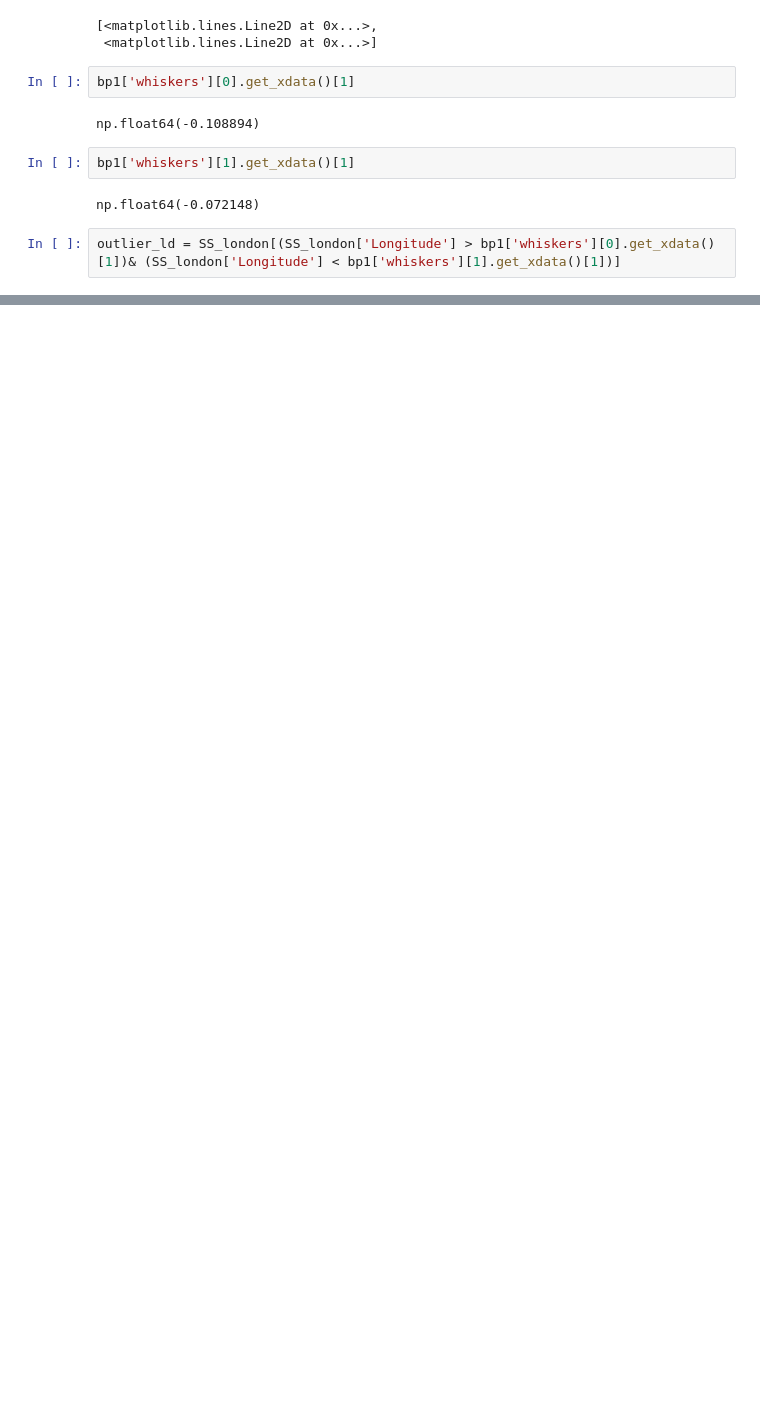
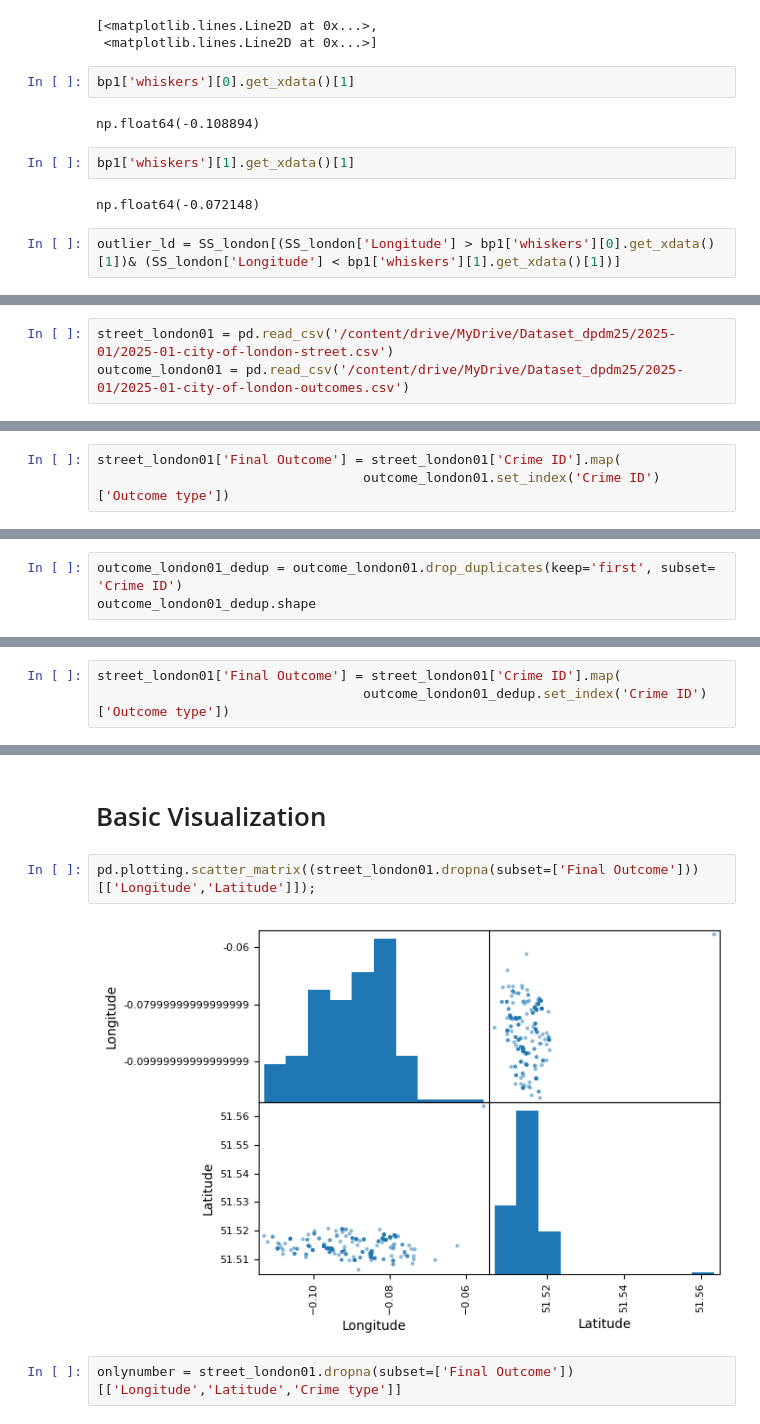
Before and after one commit to 16pynkn/MSC_DPDM_2025, a Jupyter notebook: Data101_(dpdm25).ipynb, the cells around one changed output, grey strips where cells are left out. Saved outputs shown, nothing was run; the diff lists cells and outputs as text; blank space fills up the shorter version.

```diff
--- a/Data101_(dpdm25).ipynb
+++ b/Data101_(dpdm25).ipynb
@@ -849,0 +945,3 @@ outlier_ld[outlier_ld['Longitude']> bp1['whiskers'][1].get_xdata()[1]]
+# %%
+street_london01 = pd.read_csv('/content/drive/MyDrive/Dataset_dpdm25/2025-01/2025-01-city-of-london-street.csv')
+outcome_london01 = pd.read_csv('/content/drive/MyDrive/Dataset_dpdm25/2025-01/2025-01-city-of-london-outcomes.csv')
@@ -849,0 +976,3 @@ outlier_ld[outlier_ld['Longitude']> bp1['whiskers'][1].get_xdata()[1]]
+# %%
+street_london01['Final Outcome'] = street_london01['Crime ID'].map(
+                                  outcome_london01.set_index('Crime ID')['Outcome type'])
@@ -849,0 +983,3 @@ outlier_ld[outlier_ld['Longitude']> bp1['whiskers'][1].get_xdata()[1]]
+# %%
+outcome_london01_dedup = outcome_london01.drop_duplicates(keep='first', subset= 'Crime ID')
+outcome_london01_dedup.shape
@@ -849,0 +988,3 @@ outlier_ld[outlier_ld['Longitude']> bp1['whiskers'][1].get_xdata()[1]]
+# %%
+street_london01['Final Outcome'] = street_london01['Crime ID'].map(
+                                  outcome_london01_dedup.set_index('Crime ID')['Outcome type'])
@@ -849,0 +1024,8 @@ outlier_ld[outlier_ld['Longitude']> bp1['whiskers'][1].get_xdata()[1]]
+# %% [markdown]
+# Basic Visualization
+# %%
+pd.plotting.scatter_matrix((street_london01.dropna(subset=['Final Outcome']))[['Longitude','Latitude']]);
+# %% [output]
+[figure, added]
+# %%
+onlynumber = street_london01.dropna(subset=['Final Outcome'])[['Longitude','Latitude','Crime type']]
```
Also changed, not shown: parts of 33 cells of this notebook.
